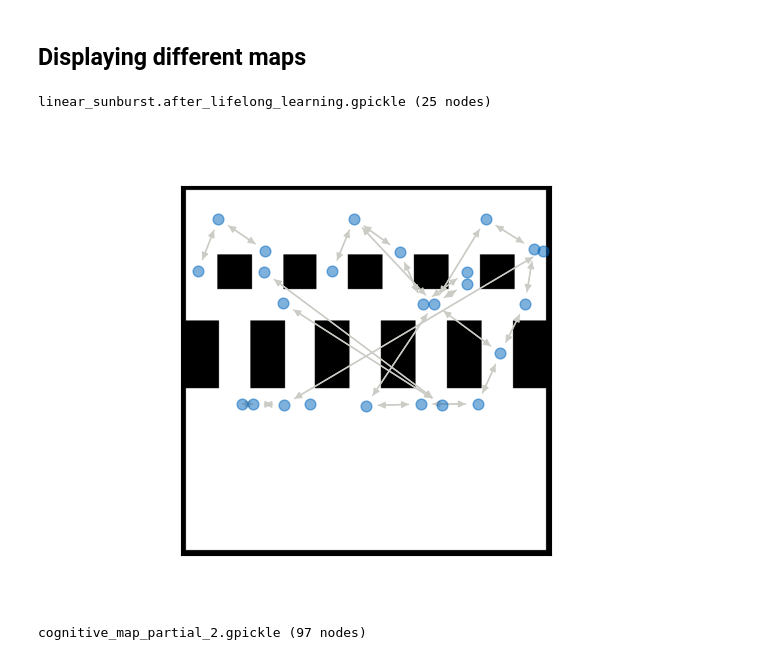
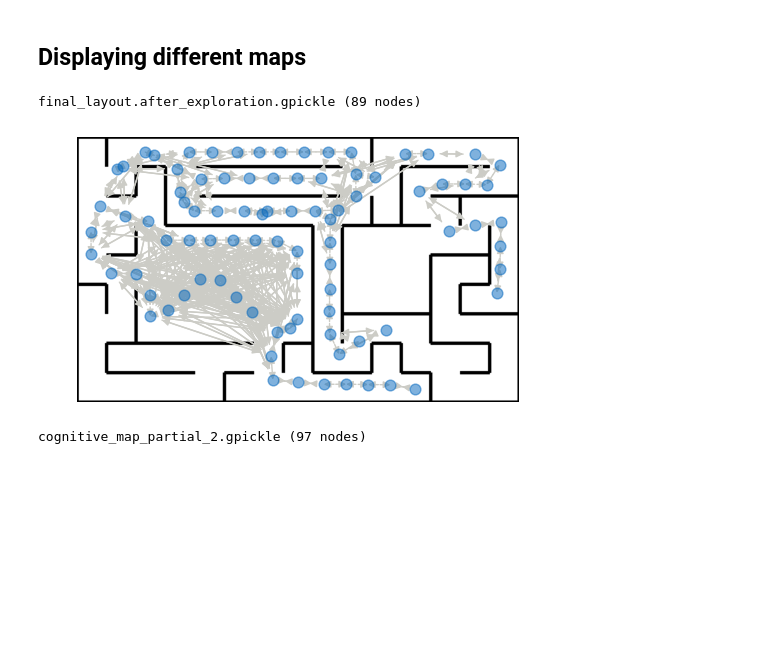
Before and after one commit to Warggr/bio-inspired-navigation, a Jupyter notebook: scripts/show_cogmaps.ipynb, the cells around one changed output. Cells and saved outputs as stored; diff of their text form; code cells hidden in the pictures; blank space fills up the shorter version.

```diff
--- a/scripts/show_cogmaps.ipynb
+++ b/scripts/show_cogmaps.ipynb
@@ -14,10 +14,10 @@ def draw_map(file, env_model):
     print(f"{file} ({len(cognitive_map.node_network.nodes)} nodes)")
     plot.plotTrajectoryInEnvironment(env_model=env_model, cognitive_map=cognitive_map, trajectory=False)
 # %%
-draw_map("linear_sunburst.after_lifelong_learning.gpickle", "linear_sunburst")
+draw_map("final_layout.after_exploration.gpickle", "final_layout")
 # %% [output]
-linear_sunburst.after_lifelong_learning.gpickle (25 nodes)
+final_layout.after_exploration.gpickle (89 nodes)
-[figure, old version]
+[figure, new version]
 # %%
 import os
 
```
Also changed, not shown: parts of 12 cells of this notebook, 28 other files.
